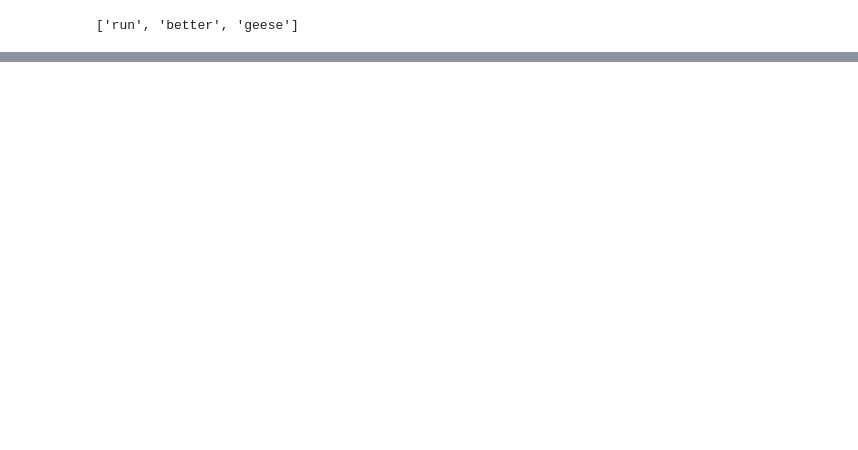
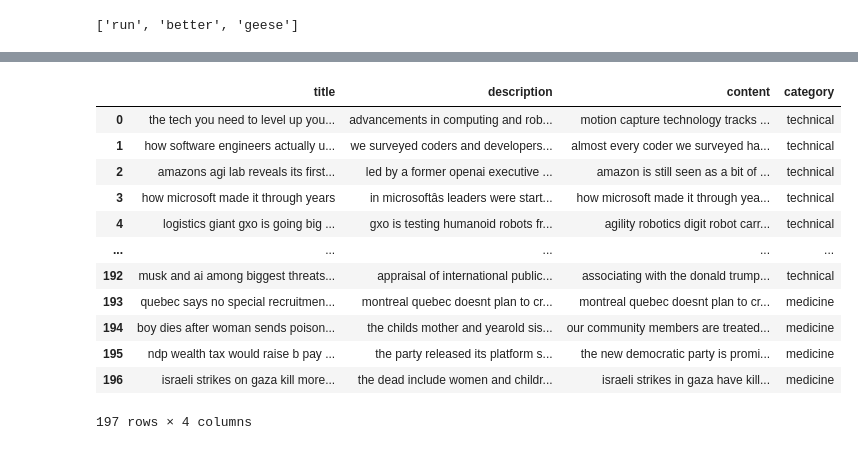
Before and after one commit to seherova/nlp-project, a Jupyter notebook: nlp-project/notebooks/nlp.ipynb, the cells around one changed output, grey strips where cells are left out. Drawn from its saved outputs; the diff is of its cells as text; code cells hidden in the pictures; blank space fills up the shorter version.

```diff
--- a/nlp-project/notebooks/nlp.ipynb
+++ b/nlp-project/notebooks/nlp.ipynb
@@ -312,0 +335,2 @@ Hello NLP Bu  noisy  bir metin 123
+# %%
+df = df.replace(to_replace= r'[^\w\s]' , value = '', regex = True)
@@ -312,0 +350,18 @@ Hello NLP Bu  noisy  bir metin 123
+# %%
+df = df.replace(to_replace = r'\d+', value = '', regex= True)
+# %%
+df
+# %% [output]
+|  | title | description | content | category |
+| 0 | the tech you need to level up you... | advancements in computing and rob... | motion capture technology tracks ... | technical |
+| 1 | how software engineers actually u... | we surveyed coders and developers... | almost every coder we surveyed ha... | technical |
+| 2 | amazons agi lab reveals its first... | led by a former openai executive ... | amazon is still seen as a bit of ... | technical |
+| 3 | how microsoft made it through years | in microsoftâs leaders were start... | how microsoft made it through yea... | technical |
+| 4 | logistics giant gxo is going big ... | gxo is testing humanoid robots fr... | agility robotics digit robot carr... | technical |
+| ... | ... | ... | ... | ... |
+| 192 | musk and ai among biggest threats... | appraisal of international public... | associating with the donald trump... | technical |
+| 193 | quebec says no special recruitmen... | montreal quebec doesnt plan to cr... | montreal quebec doesnt plan to cr... | medicine |
+| 194 | boy dies after woman sends poison... | the childs mother and yearold sis... | our community members are treated... | medicine |
+| 195 | ndp wealth tax would raise b pay ... | the party released its platform s... | the new democratic party is promi... | medicine |
+| 196 | israeli strikes on gaza kill more... | the dead include women and childr... | israeli strikes in gaza have kill... | medicine |
+197 rows × 4 columns
```
Also changed, not shown: parts of 14 cells of this notebook.
